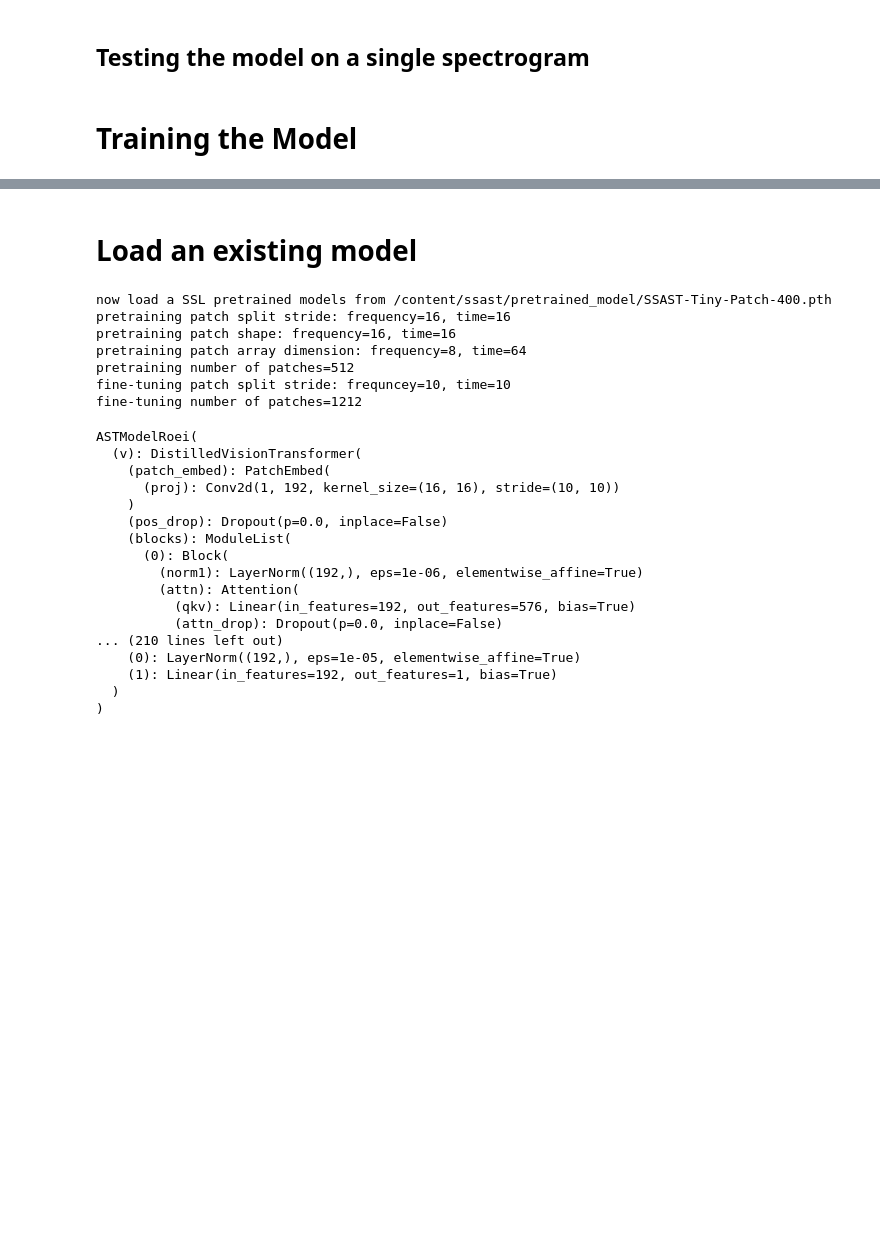
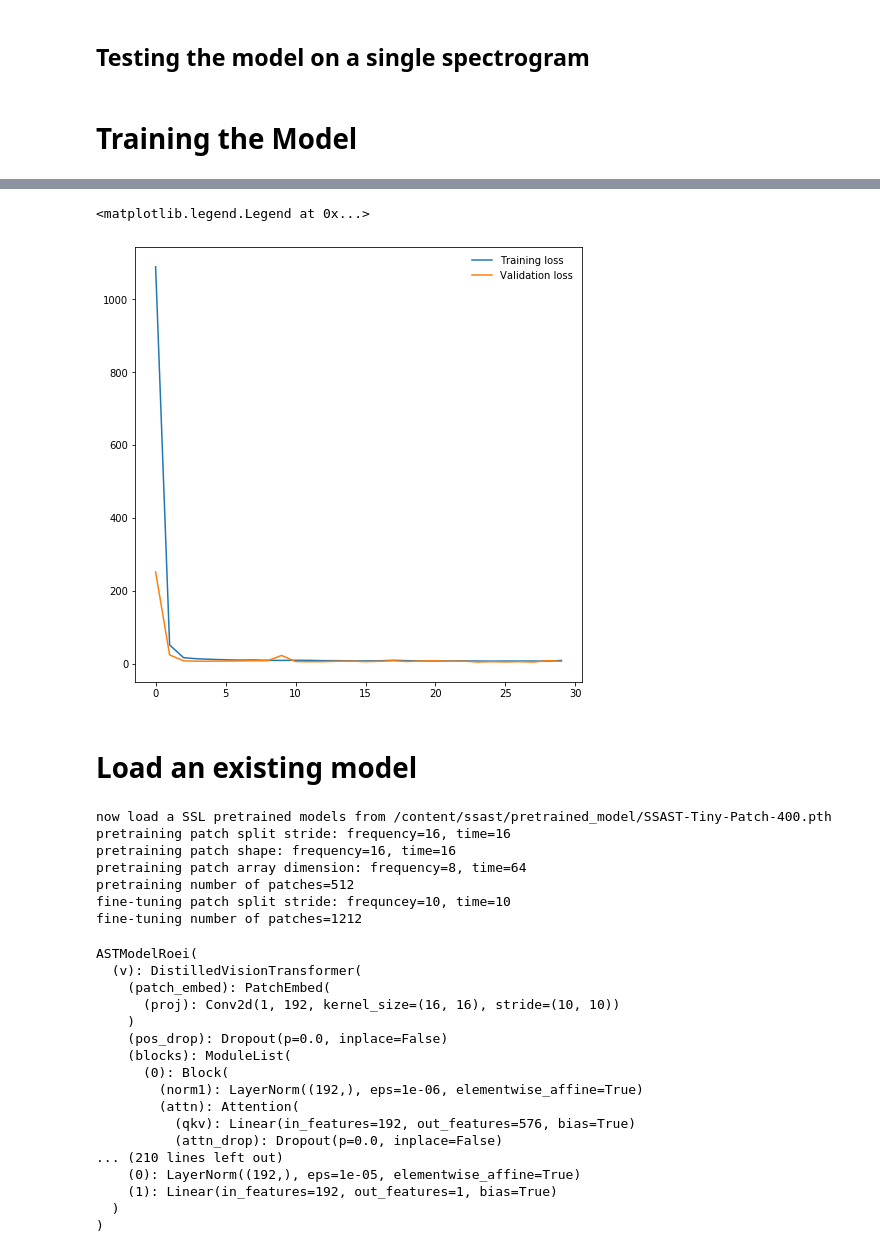
Before and after one commit to roeizig/ssast, a Jupyter notebook: DL_project_ssast.ipynb, the cells around one changed output, grey strips where cells are left out. Drawn from its saved outputs; the diff is of its cells as text; code cells hidden in the pictures; blank space fills up the shorter version.

Commit message:
Adding early stop and label statistics

```diff
--- a/DL_project_ssast.ipynb
+++ b/DL_project_ssast.ipynb
@@ -374,7 +371,10 @@ def train_loop(trainloader, valloader, model, epochs = 30):
           val_loss = running_val_loss/len(valloader)
           train_accuracy = 0 # train_correct/len(trainloader.dataset)
           val_accuracy = 0 #test_correct/len(testloader.dataset)
-          torch.save(model.state_dict(),'model.pth')
+          if e>0:
+            if val_loss<min(val_losses):
+              print('saving model...')
+              torch.save(model.state_dict(),'model.pth')
 
 
           train_losses.append(training_loss)
@@ -383,13 +383,9 @@ def train_loop(trainloader, valloader, model, epochs = 30):
           val_accs.append(val_accuracy)
           print("Epoch: {}/{}.. ".format(e+1, epochs),
                 "Training Loss: {:.3f}.. ".format(training_loss),
-                "Test Loss: {:.3f}.. ".format(val_loss),
-                "Train Accuracy: {:.3f}".format(train_accuracy),
-                "Test Accuracy: {:.3f}".format(val_accuracy))
+                "Test Loss: {:.3f}.. ".format(val_loss))
   return train_losses, train_accs, val_losses, val_accs
 # %%
-# new_model = ASTModelRoei()
-# new_model.to(device)
-# trainloss,trainacc,valloss,valacc = train_loop(trainloader, valloader, model = new_model, epochs = 30)
-# torch.cuda.empty_cache()
-# !nvidia-smi
+new_model = ASTModelRoei()
+new_model.to(device)
+trainloss,trainacc,valloss,valacc = train_loop(trainloader, valloader, model = new_model, epochs = 30)
@@ -395,0 +416,8 @@ def train_loop(trainloader, valloader, model, epochs = 30):
+# %%
+plt.figure(figsize = (8,8))
+plt.plot(trainloss,label = 'Training loss')
+plt.plot(valloss,label = 'Validation loss')
+plt.legend(frameon=False)
+# %% [output]
+<matplotlib.legend.Legend at 0x...>
+[figure, added]
```
Also changed, not shown: parts of 14 cells of this notebook.
